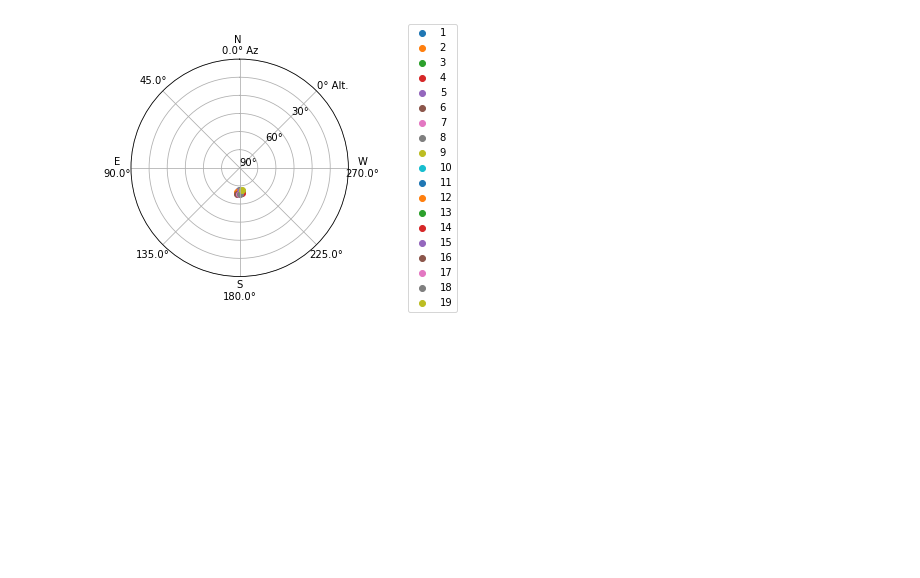
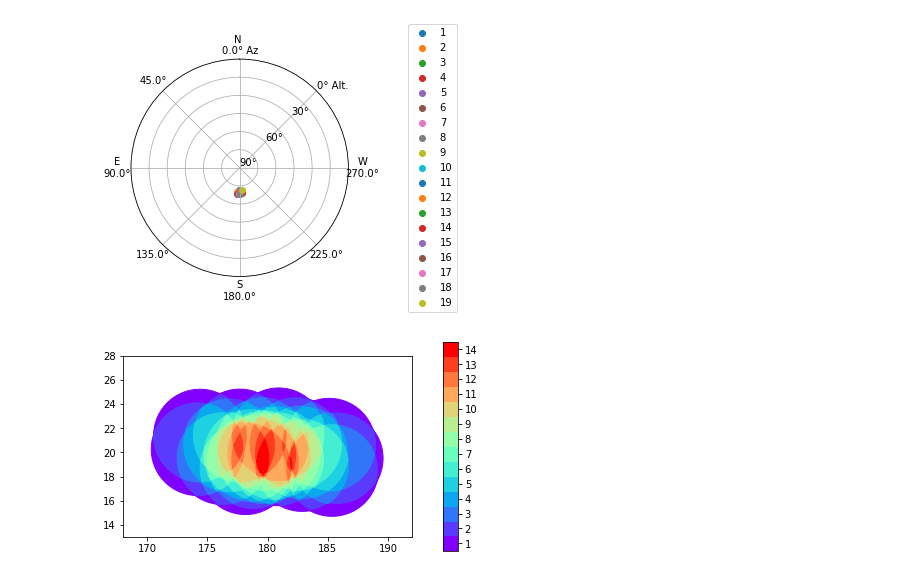
Before and after one commit to Iburelli/Divergent-Pointing, a Jupyter notebook: divtel/North_layout_test.ipynb, the cells around one changed output. Saved outputs shown, nothing was run; the diff lists cells and outputs as text; code cells hidden in the pictures; blank space fills up the shorter version.

Commit message:
Multiplicity code

```diff
--- a/divtel/North_layout_test.ipynb
+++ b/divtel/North_layout_test.ipynb
@@ -285,3 +286,85 @@ plt.savefig("astroplan.png")
 plt.show()
 # %% [output]
 [figure]
+# %%
+from descartes import PolygonPatch
+from shapely.ops import unary_union, polygonize
+from shapely.geometry import mapping, Polygon, Point, LineString
+
+polygons = {}
+for ii, tel in enumerate(tels_pointing, 1):
+    polygons[ii-1] = Point(tel.az.degree, 90-tel.alt.degree).buffer(7.7/2)
+#print(polygons)
+
+xrange = [168, 192]
+yrange = [13, 28]
+
+rings = [LineString(list(pol.exterior.coords)) for pol in polygons.values()]
+union = unary_union(rings)
+result = {counter:geom for counter, geom in enumerate(polygonize(union))}
+
+ori = list(polygons.values())
+res = list(result.values())
+
+dict_count_overlaps = {}
+for i in range(len(res)):
+     dict_count_overlaps[i] = 0
+     for j in range(len(ori)):
+         if np.isclose(res[i].difference(ori[j]).area, 0):
+             dict_count_overlaps[i] +=1
+             #print(f"res_{colors[i]}, orig_{j+1}")
+
+
+max_multiplicity = max(dict_count_overlaps.values())
+
+cmap = plt.cm.get_cmap('rainbow')
+color_list = cmap(np.linspace(0, 1, max_multiplicity))
+bounds = np.arange(max_multiplicity + 1) + 1
+
+fig = plt.figure()
+gs  = mpl.gridspec.GridSpec(1, 2, width_ratios=[0.95, 0.05])
+
+ax = plt.subplot(gs[0])
+ax_cb = plt.subplot(gs[1])
+
+fig.subplots_adjust(top=0.85)
+
+for pol_id, pol in result.items():
+     colore = dict_count_overlaps[pol_id]
+     ax.add_patch(
+         PolygonPatch(mapping(pol), color=color_list[colore-1])
+     )
+
+norm = mpl.colors.BoundaryNorm(bounds, cmap.N)
+
+cb1 = mpl.colorbar.ColorbarBase(ax_cb,
+                                 norm=norm,
+                                 cmap=cmap,
+                                 boundaries = bounds,
+                                 orientation='vertical')
+cb1.set_ticks(np.arange(max_multiplicity + 1) + 0.5)
+cb1.set_ticklabels(np.arange(max_multiplicity + 1) + 1)
+
+ax.set_xlim(*xrange)
+ax.set_ylim(*yrange)
+ax.set_aspect(1)
+plt.show()
+
+hfov = []
+for patchsky in res:
+     hfov.append(patchsky.area)
+
+hfov = np.array(hfov)
+# multiplicity associated with each patch
+overlaps = np.array(list(dict_count_overlaps.values()))
+average_overlap = np.average(overlaps, weights=hfov)
+variance = np.average((overlaps-average_overlap)**2, weights=hfov)
+print(average_overlap, variance, np.sqrt(variance))
+
+plt.figure()
+plt.bar(list(set(overlaps)), [hfov[overlaps==i].sum() for i in set(overlaps)])
+plt.ylabel('HFOV')
+plt.xlabel('multiplicity')
+plt.show()
+# %% [output]
+[figure, added]
```
Also changed, not shown: parts of 2 cells of this notebook.
